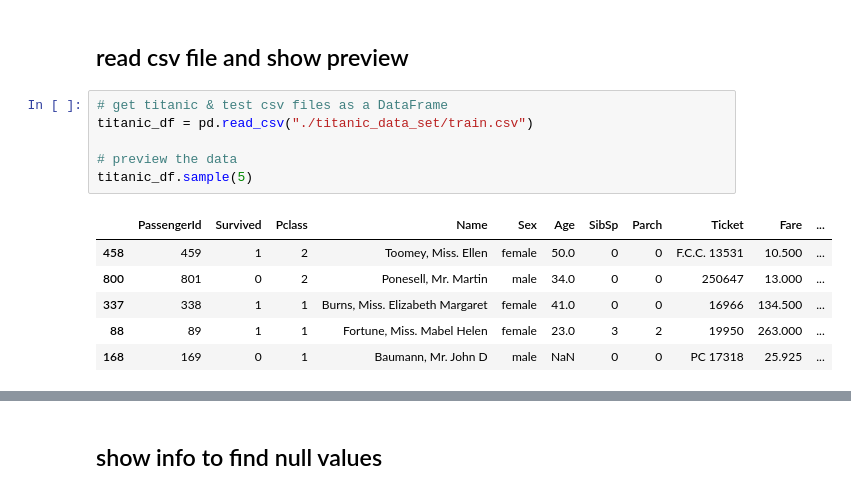
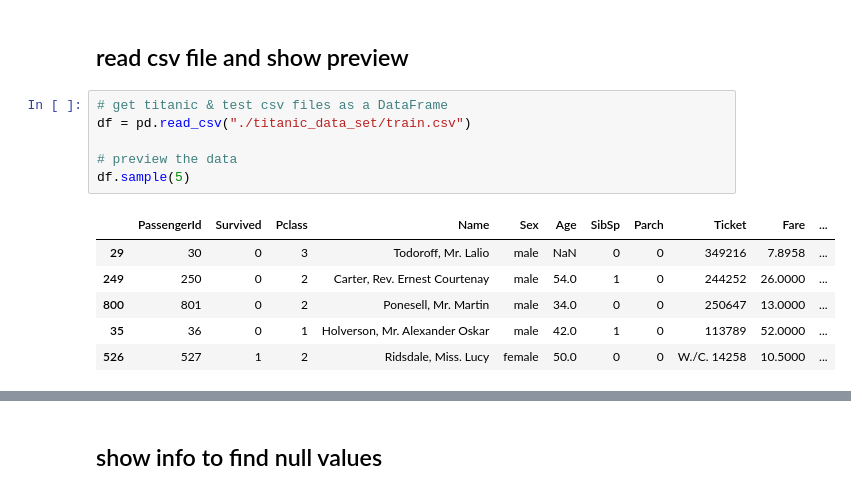
Before and after one commit to toon159/INT638, a Jupyter notebook: INT638.ipynb, the cells around one changed output, grey strips where cells are left out. Cells and saved outputs as stored; diff of their text form.

Commit message:
Add graph and change titanic_df to df

```diff
--- a/INT638.ipynb
+++ b/INT638.ipynb
@@ -33,15 +33,15 @@ from sklearn.metrics import classification_report, confusion_matrix
 ## read csv file and show preview
 # %%
 # get titanic & test csv files as a DataFrame
-titanic_df = pd.read_csv("./titanic_data_set/train.csv")
+df = pd.read_csv("./titanic_data_set/train.csv")
 
 # preview the data
-titanic_df.sample(5)
+df.sample(5)
 # %% [output]
 |  | PassengerId | Survived | Pclass | Name | Sex | Age | SibSp | Parch | Ticket | Fare | ... |
-| 458 | 459 | 1 | 2 | Toomey, Miss. Ellen | female | 50.0 | 0 | 0 | F.C.C. 13531 | 10.500 | ... |
-| 800 | 801 | 0 | 2 | Ponesell, Mr. Martin | male | 34.0 | 0 | 0 | 250647 | 13.000 | ... |
-| 337 | 338 | 1 | 1 | Burns, Miss. Elizabeth Margaret | female | 41.0 | 0 | 0 | 16966 | 134.500 | ... |
-| 88 | 89 | 1 | 1 | Fortune, Miss. Mabel Helen | female | 23.0 | 3 | 2 | 19950 | 263.000 | ... |
-| 168 | 169 | 0 | 1 | Baumann, Mr. John D | male | NaN | 0 | 0 | PC 17318 | 25.925 | ... |
+| 29 | 30 | 0 | 3 | Todoroff, Mr. Lalio | male | NaN | 0 | 0 | 349216 | 7.8958 | ... |
+| 249 | 250 | 0 | 2 | Carter, Rev. Ernest Courtenay | male | 54.0 | 1 | 0 | 244252 | 26.0000 | ... |
+| 800 | 801 | 0 | 2 | Ponesell, Mr. Martin | male | 34.0 | 0 | 0 | 250647 | 13.0000 | ... |
+| 35 | 36 | 0 | 1 | Holverson, Mr. Alexander Oskar | male | 42.0 | 1 | 0 | 113789 | 52.0000 | ... |
+| 526 | 527 | 1 | 2 | Ridsdale, Miss. Lucy | female | 50.0 | 0 | 0 | W./C. 14258 | 10.5000 | ... |
 # %%
```
Also changed, not shown: parts of 21 cells of this notebook.
